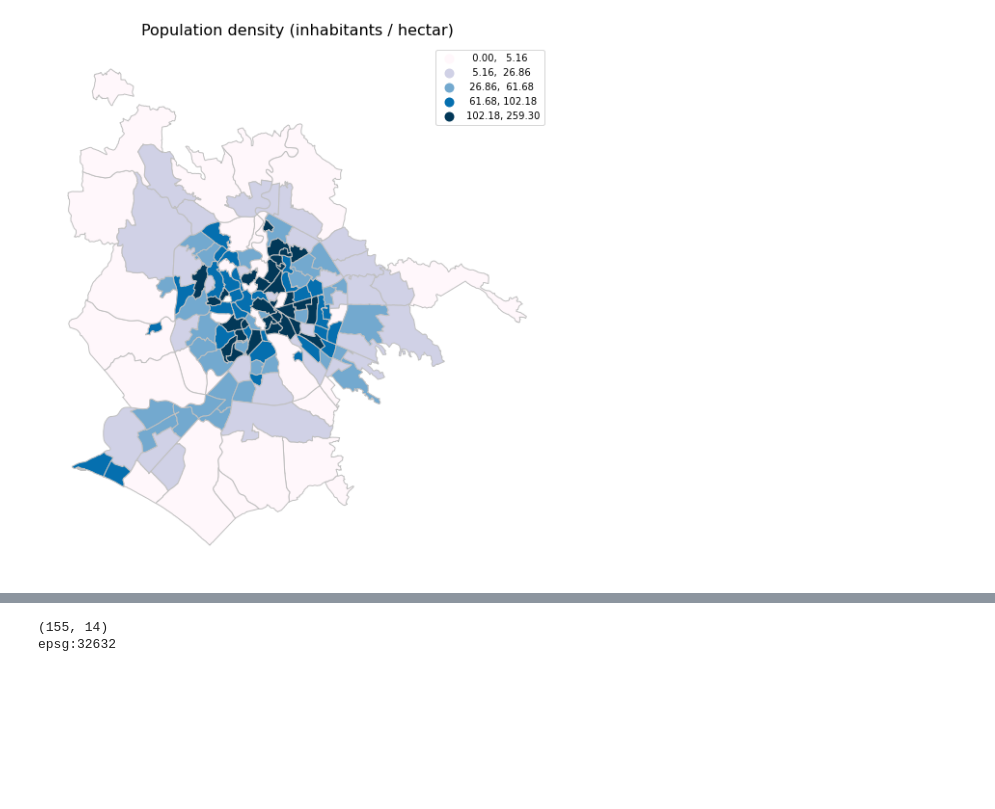
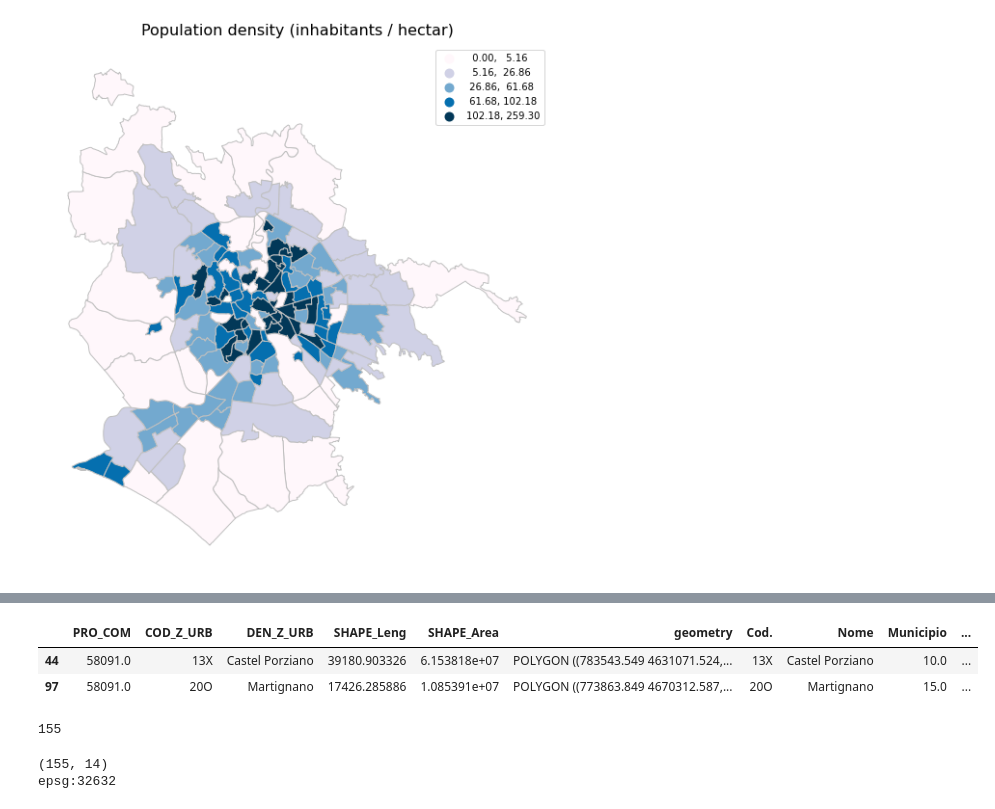
Before and after one commit to matteoboh/urbem, a Jupyter notebook: notebooks/0.2-get_covariates.ipynb, the cells around one changed output, grey strips where cells are left out. Drawn from its saved outputs; the diff is of its cells as text; code cells hidden in the pictures; blank space fills up the shorter version.

```diff
--- a/notebooks/0.2-get_covariates.ipynb
+++ b/notebooks/0.2-get_covariates.ipynb
@@ -550,3 +556,13 @@ gdf_rome.head()
+# %%
+gdf_rome_pd.loc[gdf_rome_pd['Densità di popolazione 2018\n(ab. / ettaro)'] == 0]
+# %% [output]
+|  | PRO_COM | COD_Z_URB | DEN_Z_URB | SHAPE_Leng | SHAPE_Area | geometry | Cod. | Nome | Municipio | ... |
+| 44 | 58091.0 | 13X | Castel Porziano | 39180.903326 | 6.153818e+07 | POLYGON ((783543.549 4631071.524,... | 13X | Castel Porziano | 10.0 | ... |
+| 97 | 58091.0 | 20O | Martignano | 17426.285886 | 1.085391e+07 | POLYGON ((773863.849 4670312.587,... | 20O | Martignano | 15.0 | ... |
+# %%
+len(set(df_pd['Cod.']).intersection(set(gdf_rome['COD_Z_URB'])))
+# %% [output]
+155
 # %%
 ### saving the GeoDataFrame as geojson
 
```
Also changed, not shown: parts of 3 cells of this notebook.
